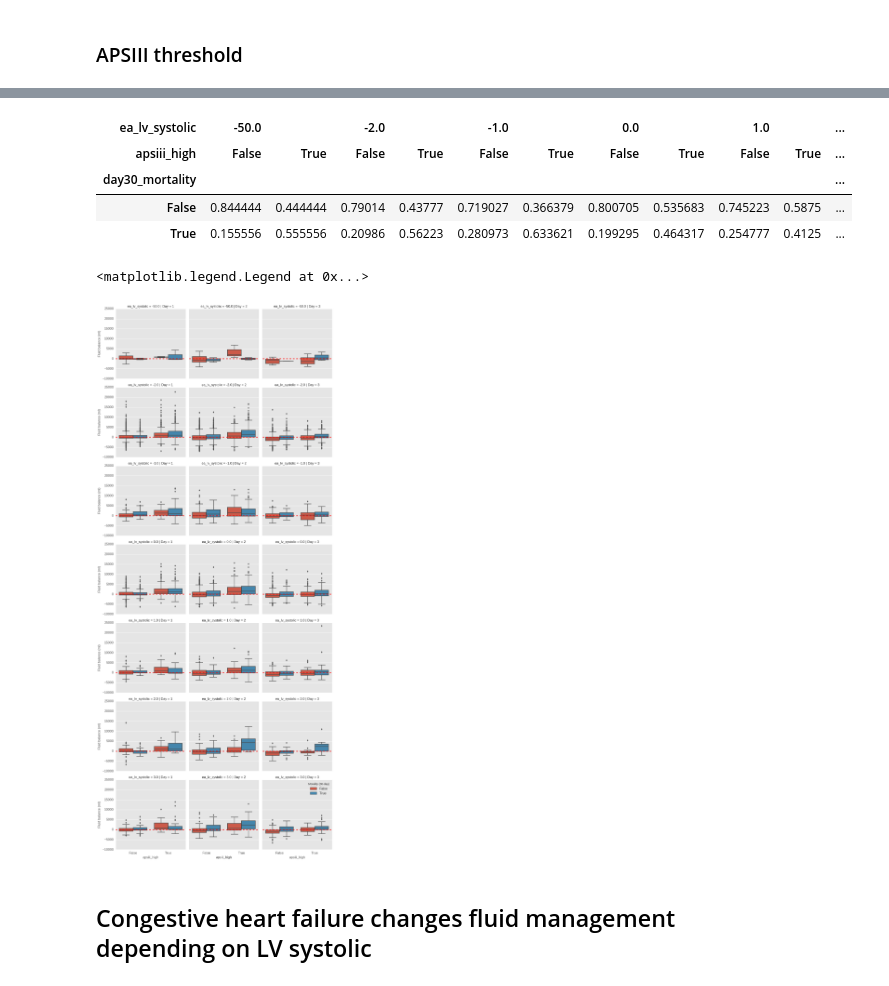
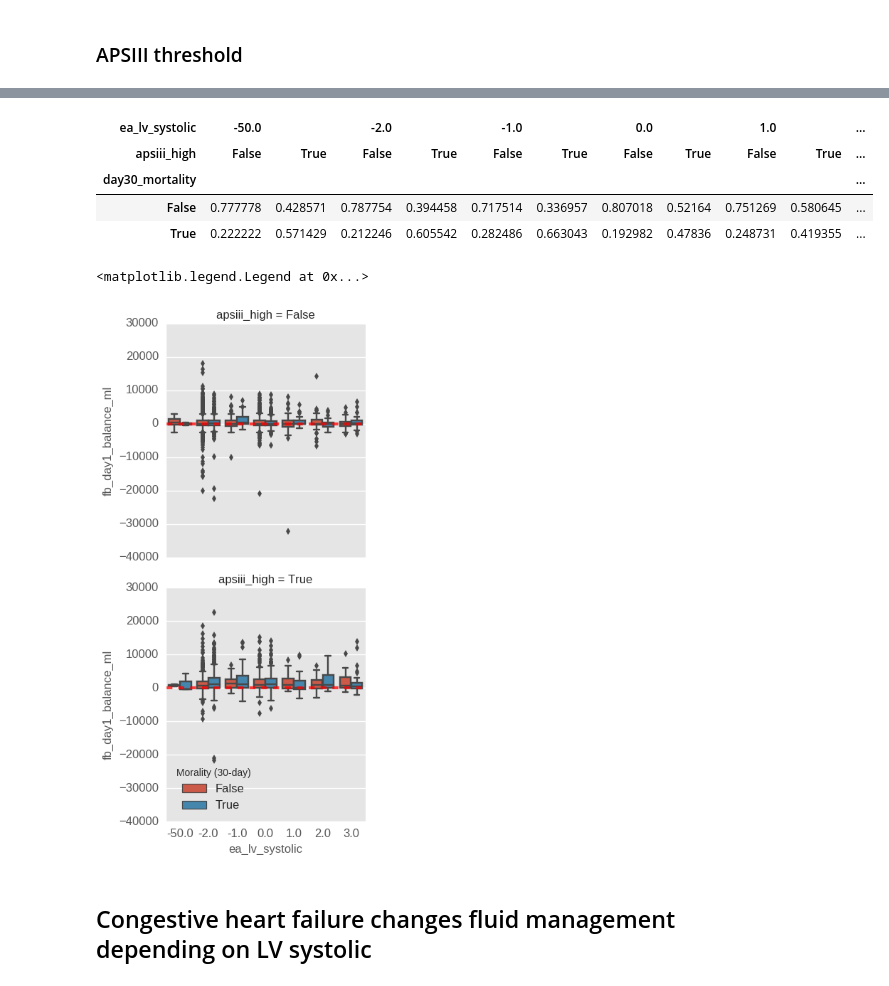
Before and after one commit to yhtgrace/echo, a Jupyter notebook: notebooks/170207_data_exploration_MICU_pressors_and_sepsis_TB.ipynb, the cells around one changed output, grey strips where cells are left out. Cells and saved outputs as stored; diff of their text form; code cells hidden in the pictures.

```diff
--- a/notebooks/170207_data_exploration_MICU_pressors_and_sepsis_TB.ipynb
+++ b/notebooks/170207_data_exploration_MICU_pressors_and_sepsis_TB.ipynb
@@ -570,3 +568,3 @@ sns.distplot(to_plot.apsiii)
 # %%
-to_plot['apsiii_high'] = to_plot.apsiii > 70
+ef['apsiii_high'] = ef.apsiii > 70
 # %%
@@ -631,24 +631,25 @@ table
 # %%
-table = to_plot.groupby(['day30_mortality', 'apsiii_high', 'ea_lv_systolic']).size()\
+table = ef.groupby(['day30_mortality', 'apsiii_high', 'ea_lv_systolic']).size()\
             .unstack().unstack()
 table /= table.sum(0)
 table
 # %% [output]
 | ea_lv_systolic | -50.0 |  | -2.0 |  | -1.0 |  | 0.0 |  | 1.0 |  | ... |
 | apsiii_high | False | True | False | True | False | True | False | True | False | True | ... |
 | day30_mortality |  |  |  |  |  |  |  |  |  |  | ... |
-| False | 0.844444 | 0.444444 | 0.79014 | 0.43777 | 0.719027 | 0.366379 | 0.800705 | 0.535683 | 0.745223 | 0.5875 | ... |
-| True | 0.155556 | 0.555556 | 0.20986 | 0.56223 | 0.280973 | 0.633621 | 0.199295 | 0.464317 | 0.254777 | 0.4125 | ... |
+| False | 0.777778 | 0.428571 | 0.787754 | 0.394458 | 0.717514 | 0.336957 | 0.807018 | 0.52164 | 0.751269 | 0.580645 | ... |
+| True | 0.222222 | 0.571429 | 0.212246 | 0.605542 | 0.282486 | 0.663043 | 0.192982 | 0.47836 | 0.248731 | 0.419355 | ... |
 # %%
-g  = sns.factorplot(data=to_plot, x='apsiii_high', y='Fluid balance (ml)', kind='box', legend=False
+g  = sns.factorplot(data=ef, x='ea_lv_systolic', y='fb_day1_balance_ml', kind='box', legend=False
                #, hue='Day', col='ex_congestive_heart_failure')
-               , hue='day30_mortality', col='Day', row='ea_lv_systolic')
+               , hue='day30_mortality' #, col='Day'
+               , row='apsiii_high')
 for ax in g.axes.ravel():
     ax.plot([-100, 100], [0, 0], '--r', linewidth=3, alpha=0.75)
 plt.legend(loc='best', title='Morality (30-day)')
 # %% [output]
 <matplotlib.legend.Legend at 0x...>
-[figure, old version]
+[figure, new version]
 # %% [markdown]
 ## Congestive heart failure changes fluid management depending on LV systolic
 # %%
```
Also changed, not shown: parts of 8 cells of this notebook, 3 other files.
